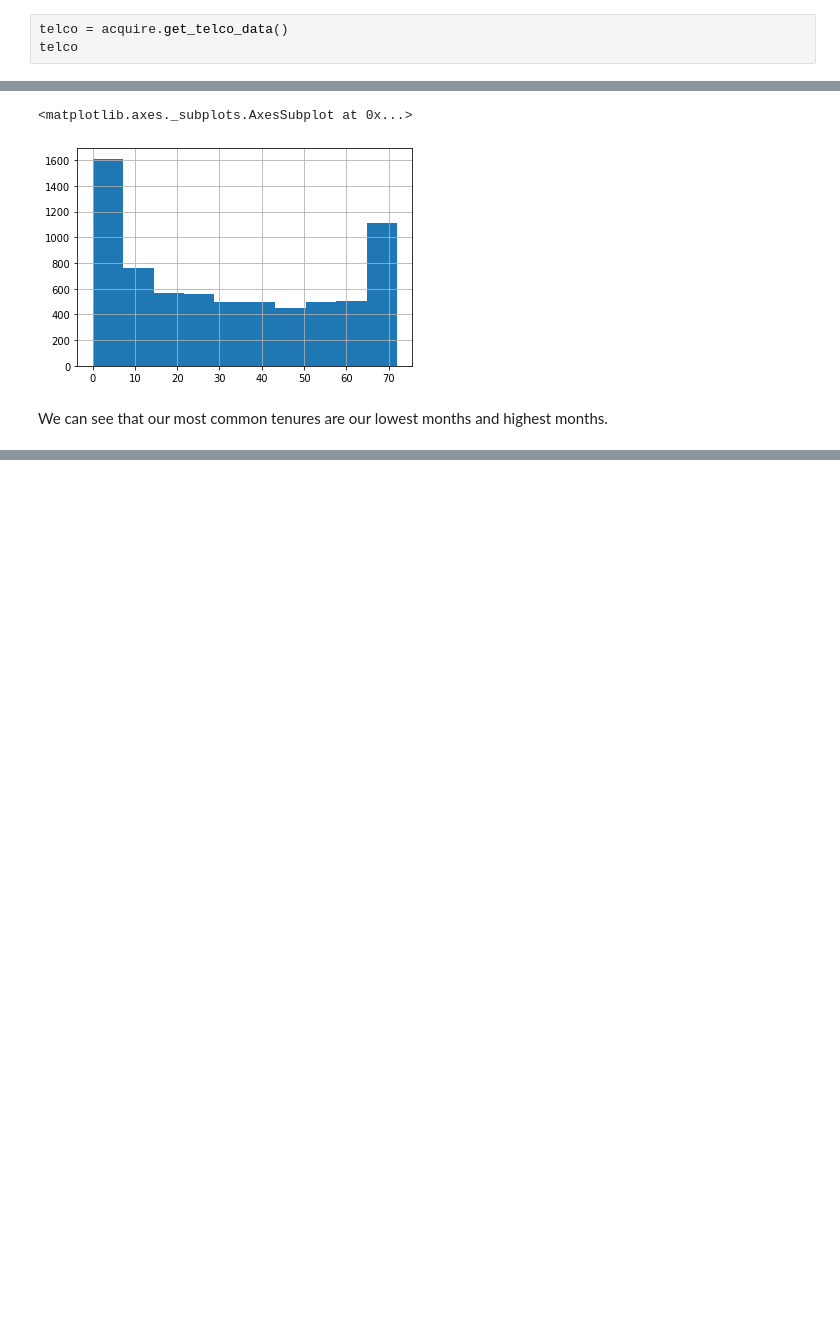
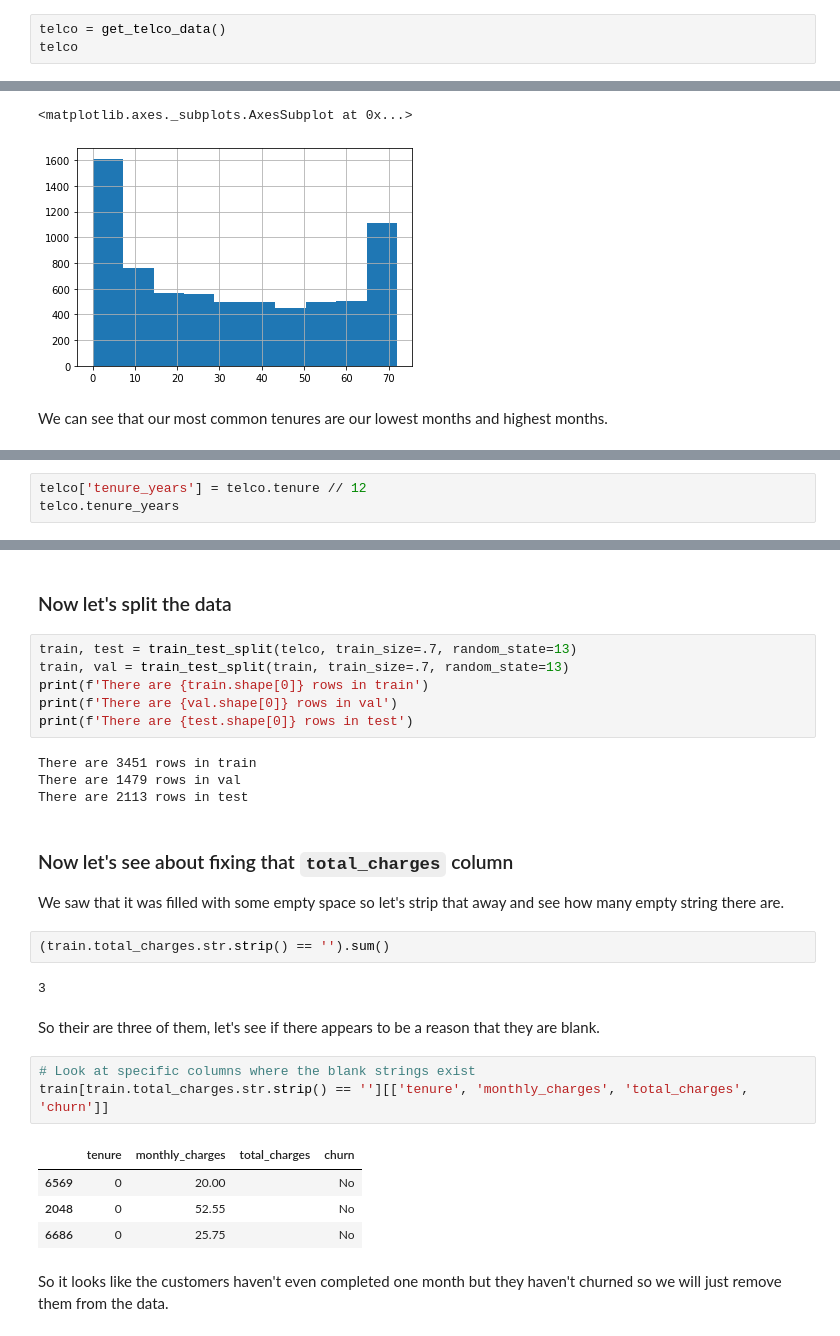
Before and after one commit to rubber-ducks-anonymous/classy-telco, a Jupyter notebook: telco_churn_report.ipynb, the cells around one changed output, grey strips where cells are left out. Drawn from its saved outputs; the diff is of its cells as text; blank space fills up the shorter version.

```diff
--- a/telco_churn_report.ipynb
+++ b/telco_churn_report.ipynb
@@ -17,7 +23,7 @@ plt.rc('font', size=13)
 # %% [markdown]
 ### Now let's bring get the telco data and take a peek at it
 # %%
-telco = acquire.get_telco_data()
+telco = get_telco_data()
 telco
 # %% [output]
 |  | customer_id | gender | senior_citizen | partner | dependents | tenure | phone_service | multiple_lines | ... |
@@ -90,0 +99,3 @@ We can see that our most common tenures are our lowest months and highest months
+# %%
+telco['tenure_years'] = telco.tenure // 12
+telco.tenure_years
@@ -90,0 +115,32 @@ We can see that our most common tenures are our lowest months and highest months
+# %% [markdown]
+### Now let's split the data
+# %%
+train, test = train_test_split(telco, train_size=.7, random_state=13)
+train, val = train_test_split(train, train_size=.7, random_state=13)
+print(f'There are {train.shape[0]} rows in train')
+print(f'There are {val.shape[0]} rows in val')
+print(f'There are {test.shape[0]} rows in test')
+# %% [output]
+There are 3451 rows in train
+There are 1479 rows in val
+There are 2113 rows in test
+# %% [markdown]
+### Now let's see about fixing that `total_charges` column
+
+We saw that it was filled with some empty space so let's strip that away and see how many empty string there are.
+# %%
+(train.total_charges.str.strip() == '').sum()
+# %% [output]
+3
+# %% [markdown]
+So their are three of them, let's see if there appears to be a reason that they are blank.
+# %%
+# Look at specific columns where the blank strings exist
+train[train.total_charges.str.strip() == ''][['tenure', 'monthly_charges', 'total_charges', 'churn']]
+# %% [output]
+|  | tenure | monthly_charges | total_charges | churn |
+| 6569 | 0 | 20.00 |  | No |
+| 2048 | 0 | 52.55 |  | No |
+| 6686 | 0 | 25.75 |  | No |
+# %% [markdown]
+So it looks like the customers haven't even completed one month but they haven't churned so we will just remove them from the data.
```
Also changed, not shown: parts of 10 cells of this notebook.
